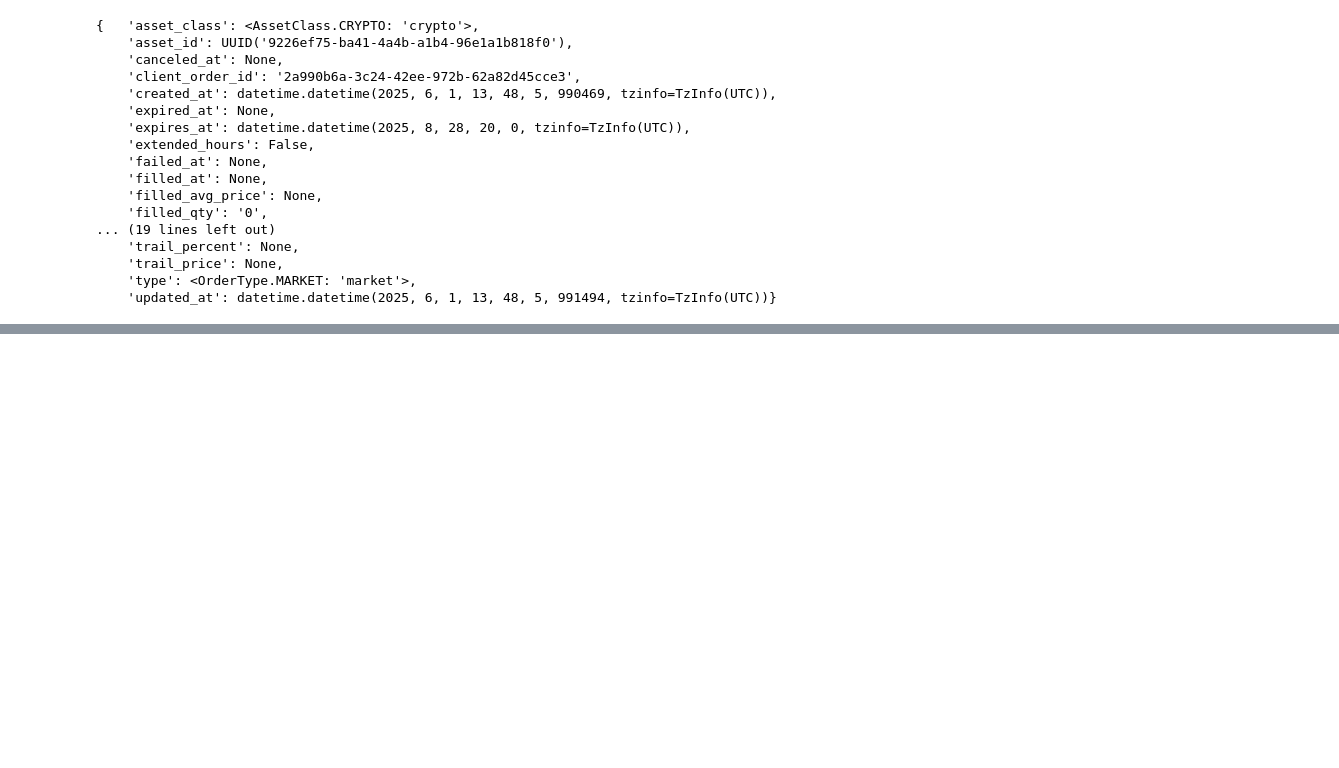
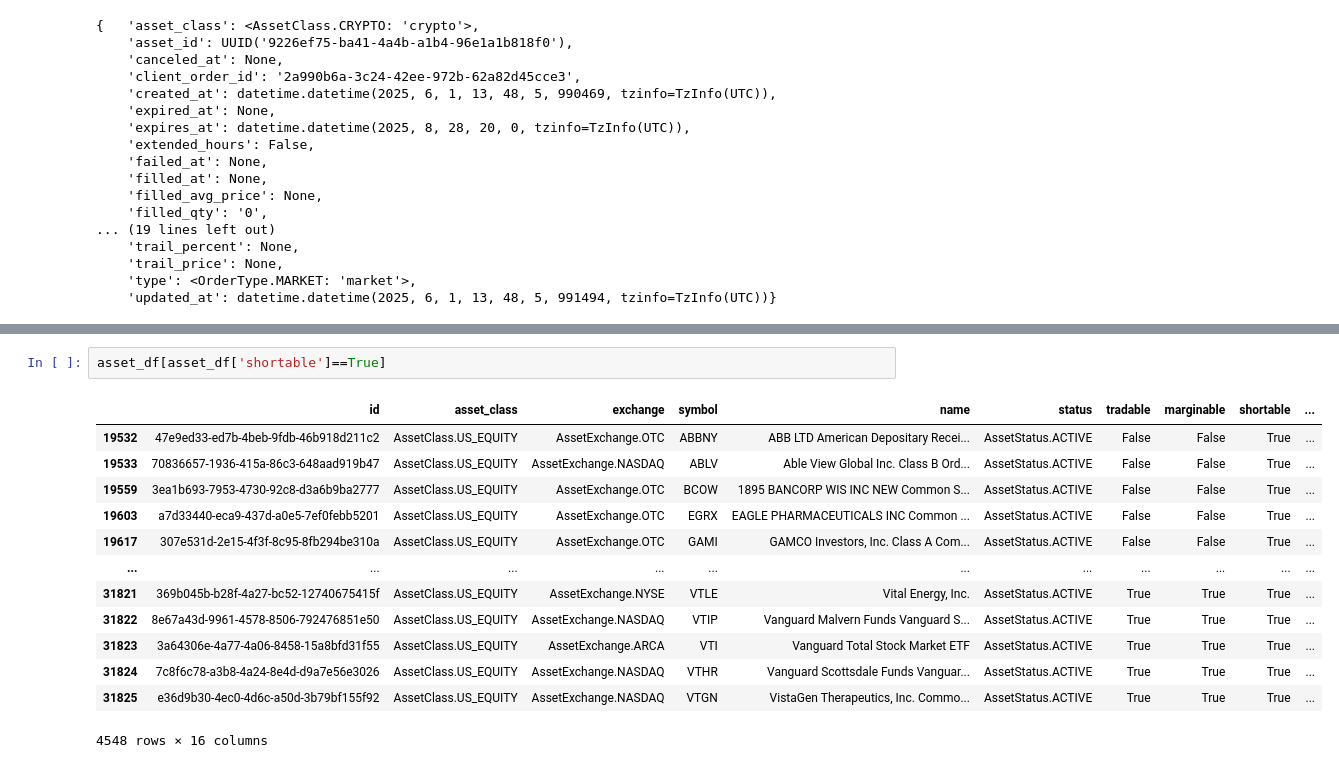
Before and after one commit to sunilsala88/batch-31, a Jupyter notebook: 14_broker api/account1.ipynb, the cells around one changed output, grey strips where cells are left out. Cells and saved outputs as stored; diff of their text form; blank space fills up the shorter version.

```diff
--- a/14_broker api/account1.ipynb
+++ b/14_broker api/account1.ipynb
@@ -78,0 +131,16 @@ trading_client.close_position('SOLUSD')
+# %%
+asset_df[asset_df['shortable']==True]
+# %% [output]
+|  | id | asset_class | exchange | symbol | name | status | tradable | marginable | shortable | ... |
+| 19532 | 47e9ed33-ed7b-4beb-9fdb-46b918d211c2 | AssetClass.US_EQUITY | AssetExchange.OTC | ABBNY | ABB LTD American Depositary Recei... | AssetStatus.ACTIVE | False | False | True | ... |
+| 19533 | 70836657-1936-415a-86c3-648aad919b47 | AssetClass.US_EQUITY | AssetExchange.NASDAQ | ABLV | Able View Global Inc. Class B Ord... | AssetStatus.ACTIVE | False | False | True | ... |
+| 19559 | 3ea1b693-7953-4730-92c8-d3a6b9ba2777 | AssetClass.US_EQUITY | AssetExchange.OTC | BCOW | 1895 BANCORP WIS INC NEW Common S... | AssetStatus.ACTIVE | False | False | True | ... |
+| 19603 | a7d33440-eca9-437d-a0e5-7ef0febb5201 | AssetClass.US_EQUITY | AssetExchange.OTC | EGRX | EAGLE PHARMACEUTICALS INC Common ... | AssetStatus.ACTIVE | False | False | True | ... |
+| 19617 | 307e531d-2e15-4f3f-8c95-8fb294be310a | AssetClass.US_EQUITY | AssetExchange.OTC | GAMI | GAMCO Investors, Inc. Class A Com... | AssetStatus.ACTIVE | False | False | True | ... |
+| ... | ... | ... | ... | ... | ... | ... | ... | ... | ... | ... |
+| 31821 | 369b045b-b28f-4a27-bc52-12740675415f | AssetClass.US_EQUITY | AssetExchange.NYSE | VTLE | Vital Energy, Inc. | AssetStatus.ACTIVE | True | True | True | ... |
+| 31822 | 8e67a43d-9961-4578-8506-792476851e50 | AssetClass.US_EQUITY | AssetExchange.NASDAQ | VTIP | Vanguard Malvern Funds Vanguard S... | AssetStatus.ACTIVE | True | True | True | ... |
+| 31823 | 3a64306e-4a77-4a06-8458-15a8bfd31f55 | AssetClass.US_EQUITY | AssetExchange.ARCA | VTI | Vanguard Total Stock Market ETF | AssetStatus.ACTIVE | True | True | True | ... |
+| 31824 | 7c8f6c78-a3b8-4a24-8e4d-d9a7e56e3026 | AssetClass.US_EQUITY | AssetExchange.NASDAQ | VTHR | Vanguard Scottsdale Funds Vanguar... | AssetStatus.ACTIVE | True | True | True | ... |
+| 31825 | e36d9b30-4ec0-4d6c-a50d-3b79bf155f92 | AssetClass.US_EQUITY | AssetExchange.NASDAQ | VTGN | VistaGen Therapeutics, Inc. Commo... | AssetStatus.ACTIVE | True | True | True | ... |
+4548 rows × 16 columns
```
Also changed, not shown: parts of 2 cells of this notebook.
